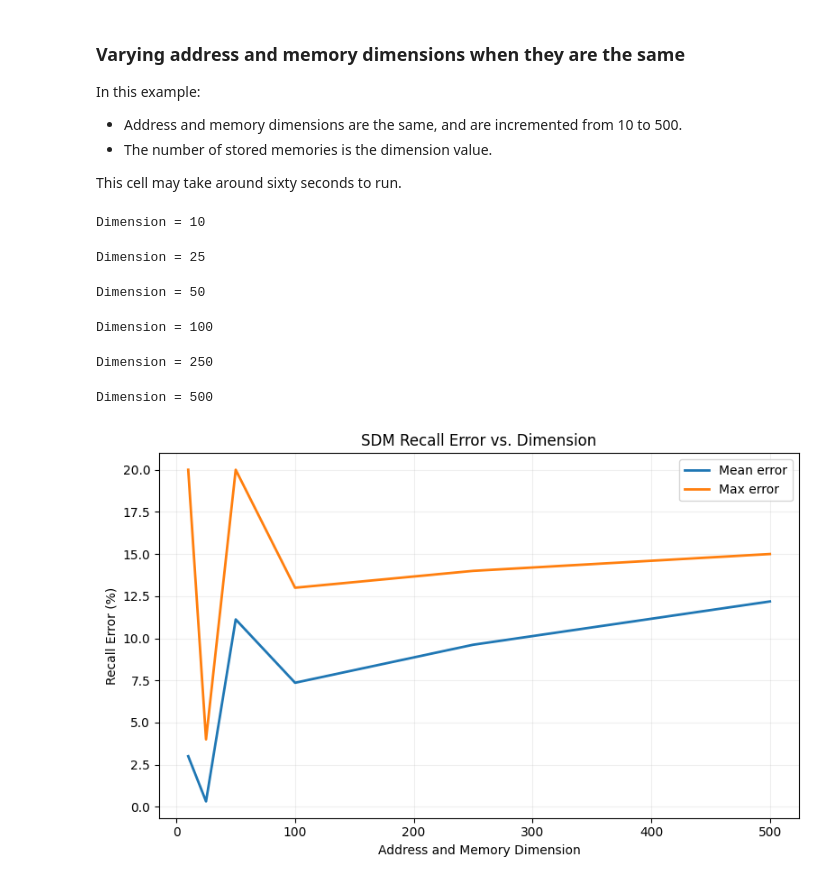
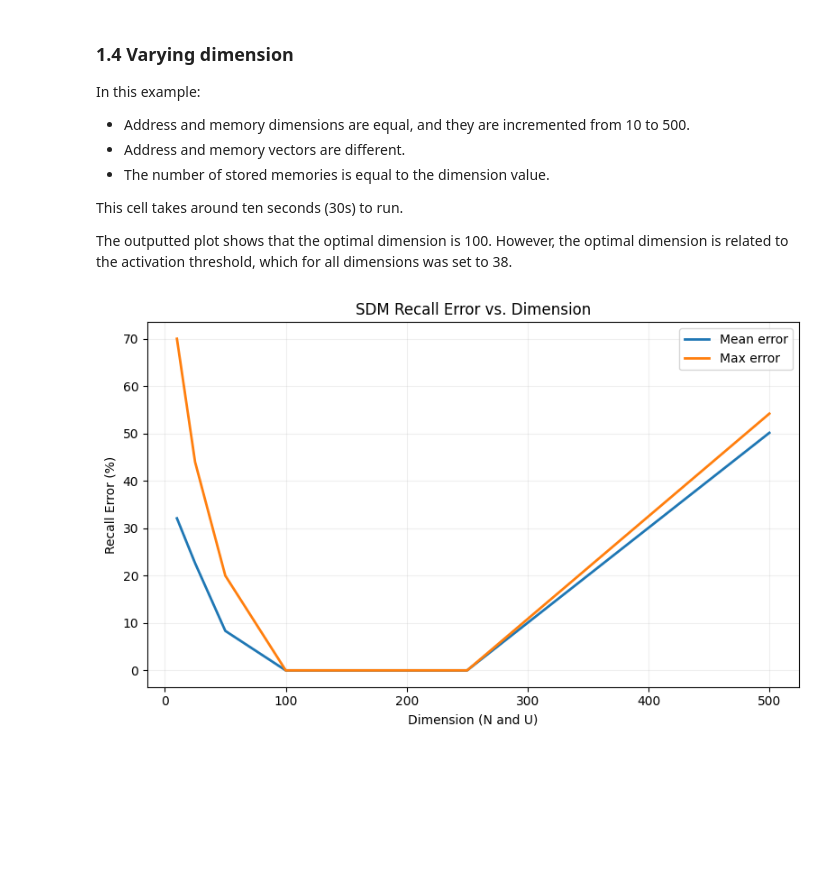
Before and after one commit to made-by-simon/experiments-with-sparse-distributed-memory, a Jupyter notebook: experiments.ipynb, the cells around one changed output. Saved outputs shown, nothing was run; the diff lists cells and outputs as text; code cells hidden in the pictures; blank space fills up the shorter version.

```diff
--- a/experiments.ipynb
+++ b/experiments.ipynb
@@ -112,12 +157,9 @@ This cell may take around 10 seconds to run.
 # %%
-import numpy as np
-import matplotlib.pyplot as plt
-
 SDM = KanervaSDM(
-    address_dimension = 100,
-    memory_dimension = 100,
-    num_locations = 100**2,  # Heuristic from Kanerva's work.
-    activation_threshold = 100/2 - (100/2)**0.5  # Heuristic from Kanerva's work.
+    address_dimension=100,
+    memory_dimension=100,
+    num_locations=10000,
+    activation_threshold=45  # Bad activation threshold intentional, to show memory decay.
 )
 
 num_memories = 100
@@ -129,8 +171,8 @@ max_errors = []
 
 for i in tqdm(range(num_memories)):
     # Generate and store new memory.
-    address = np.random.randint(0, 2, SDM.address_dimension, dtype=np.int8)
-    memory = np.random.randint(0, 2, SDM.memory_dimension, dtype=np.int8)
+    address = np.random.randint(0, 2, SDM.address_dimension)
+    memory = np.random.randint(0, 2, SDM.memory_dimension)
 
     addresses.append(address)
     memories.append(memory)
@@ -172,76 +214,67 @@ Final max recall error: 14.00%
 # %% [markdown]
-### Varying address and memory dimensions when they are the same
+### 1.4 Varying dimension
 
 In this example:
-- Address and memory dimensions are the same, and are incremented from 10 to 500.
-- The number of stored memories is the dimension value.
+- Address and memory dimensions are equal, and they are incremented from 10 to 500.
+- Address and memory vectors are different.
+- The number of stored memories is equal to the dimension value.
 
-This cell may take around sixty seconds to run.
+This cell takes around ten seconds (30s) to run.
+
+The outputted plot shows that the optimal dimension is 100. However, the optimal dimension is related to the activation threshold, which for all dimensions was set to 38.
 # %%
 dimensions = [10, 25, 50, 100, 250, 500]
 mean_errors = []
 max_errors = []
 
-for i, dim in enumerate(dimensions):
+# Outer loop over dimensions.
+for dim in tqdm(dimensions):
+    SDM = KanervaSDM(
+        address_dimension=dim,
+        memory_dimension=dim,
+        num_locations=dim**2,
+        activation_threshold=0.38*dim  # This activation threshold is best suited for dimension of 100.
+    )
+    num_memories = 100
 
-    print(f"\nDimension = {dim}")
-
-    SDM = KanervaSDM(
-        address_dimension = dim,
-        memory_dimension = dim,
-        num_locations = dim**2, # Heuristic from Kanerva's work.
-        activation_threshold = dim/2 - (dim/2)**0.5  # Heuristic from Kanerva's work.
-    )
-
-    num_memories = min(dim, 100)
-
+    # Preallocate arrays.
     addresses = np.empty((num_memories, SDM.address_dimension))
     memories = np.empty((num_memories, SDM.memory_dimension))
     recalled_memories = np.empty((num_memories, SDM.memory_dimension))
     errors = np.empty(num_memories)
 
-    for i in tqdm(range(num_memories)):
-        address = np.random.randint(0, 2, SDM.address_dimension, dtype=np.int8)
-        memory = np.random.randint(0, 2, SDM.memory_dimension, dtype=np.int8)
-
+    # Write memories.
+    for i in range(num_memories):
+        address = np.random.randint(0, 2, SDM.address_dimension)
+        memory = np.random.randint(0, 2, SDM.memory_dimension)
         addresses[i] = address
         memories[i] = memory
-
         SDM.write(address, memory)
 
-        recalled_memory = SDM.read(address)
-
-        error = np.sum(memory != recalled_memory) / SDM.memory_dimension * 100
-
-    for i in tqdm(range(num_memories)):
+    # Read memories.
+    for i in range(num_memories):
         address = addresses[i]
         recalled_memory = SDM.read(address)
         recalled_memories[i] = recalled_memory
 
+    # Calculate errors.
     for i in range(num_memories):
         errors[i] = np.sum(memories[i] != recalled_memories[i])
     mean_error = np.mean(errors) / SDM.memory_dimension * 100
-    max_error = np.max(errors) / SDM.memory_dimension *100
-    max_error_idx = np.argmax(errors)
-
+    max_error = np.max(errors) / SDM.memory_dimension * 100
     mean_errors.append(mean_error)
     max_errors.append(max_error)
 
+# Plot results.
 plt.figure(figsize=(8, 5))
 plt.plot(dimensions, mean_errors, linewidth=2, label="Mean error")
 plt.plot(dimensions, max_errors, linewidth=2, label="Max error")
-plt.xlabel("Address and Memory Dimension")
+plt.xlabel("Dimension (N and U)")
 plt.ylabel("Recall Error (%)")
 plt.title("SDM Recall Error vs. Dimension")
 plt.legend()
 plt.grid(True, alpha=0.2)
 plt.tight_layout()
 plt.show()
 # %% [output]
-Dimension = 10
-Dimension = 25
-Dimension = 50
-Dimension = 100
-Dimension = 250
-Dimension = 500
-[figure, old version]
+[figure, new version]
```
Also changed, not shown: parts of 28 cells of this notebook.
